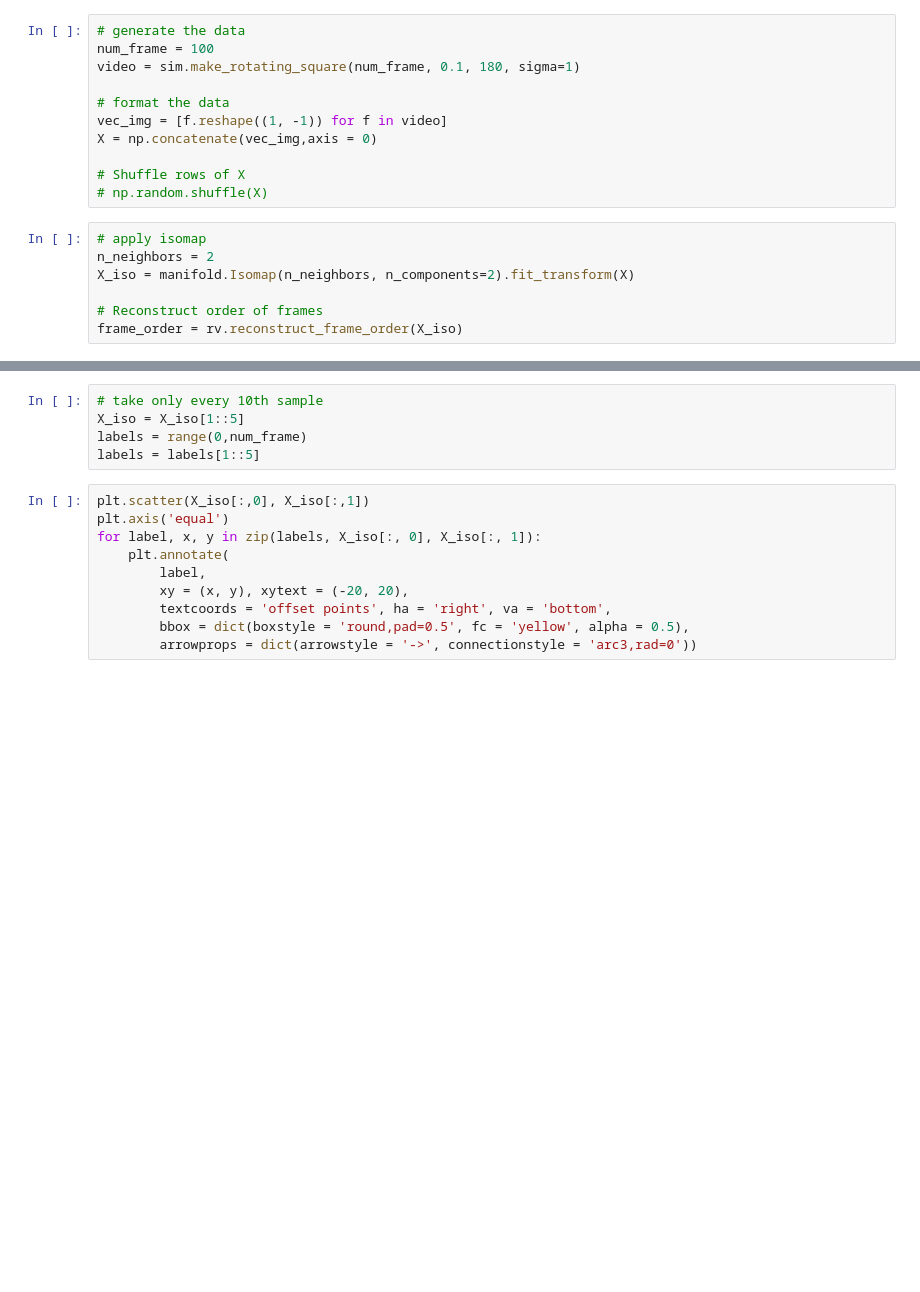
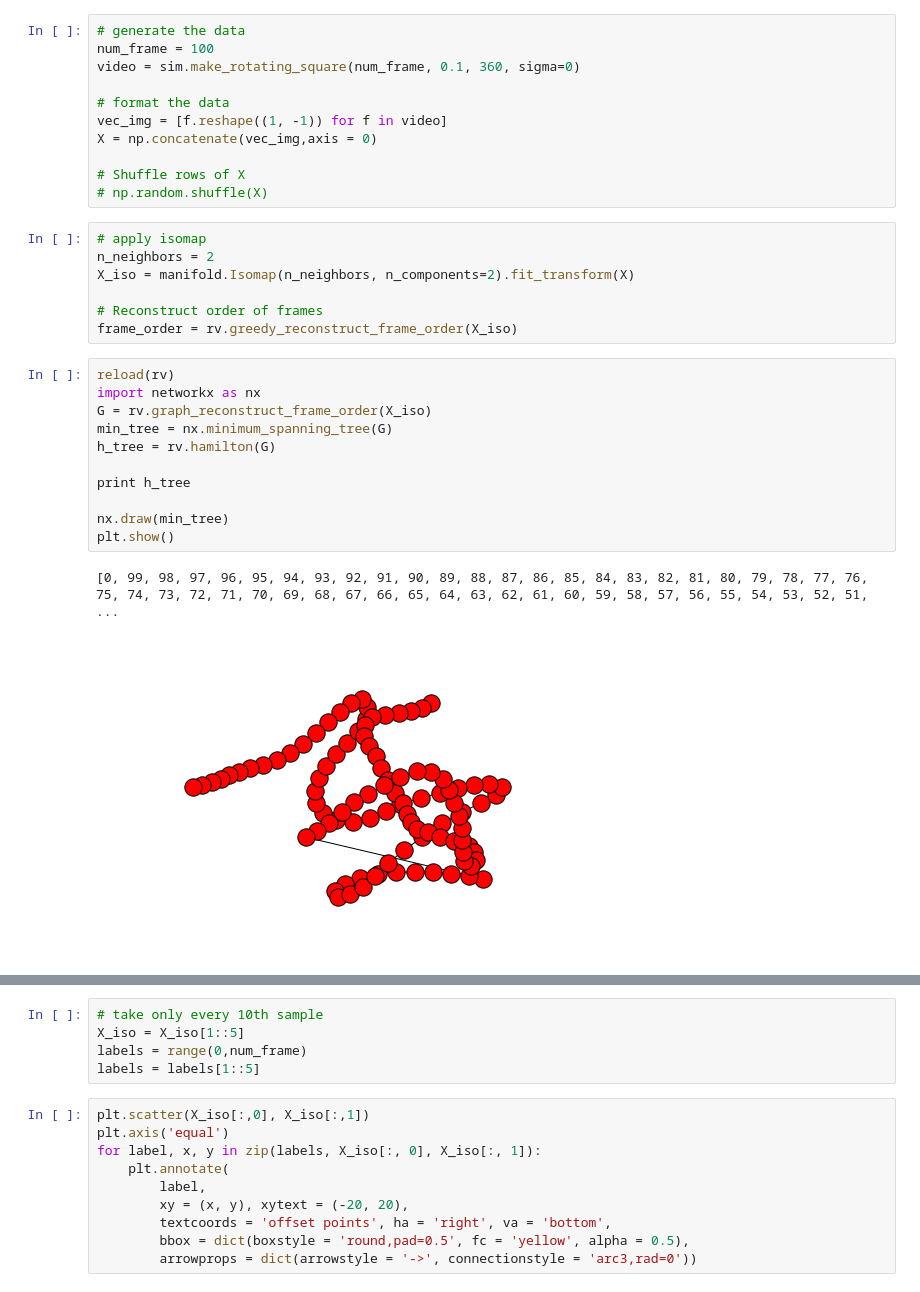
Before and after one commit to alenkran/EE368_Final_Project, a Jupyter notebook: preliminary.ipynb, the cells around one changed output, grey strips where cells are left out. Cells and saved outputs as stored; diff of their text form; blank space fills up the shorter version.

Commit message:
hamiltonian path

```diff
--- a/preliminary.ipynb
+++ b/preliminary.ipynb
@@ -13,7 +17,7 @@ import reconstruct_video as rv
 # %%
 # generate the data
 num_frame = 100
-video = sim.make_rotating_square(num_frame, 0.1, 180, sigma=1)
+video = sim.make_rotating_square(num_frame, 0.1, 360, sigma=0)
 
 # format the data
 vec_img = [f.reshape((1, -1)) for f in video]
@@ -27,7 +31,21 @@ n_neighbors = 2
 X_iso = manifold.Isomap(n_neighbors, n_components=2).fit_transform(X)
 
 # Reconstruct order of frames
-frame_order = rv.reconstruct_frame_order(X_iso)
+frame_order = rv.greedy_reconstruct_frame_order(X_iso)
+# %%
+reload(rv)
+import networkx as nx
+G = rv.graph_reconstruct_frame_order(X_iso)
+min_tree = nx.minimum_spanning_tree(G)
+h_tree = rv.hamilton(G)
+
+print h_tree
+
+nx.draw(min_tree)
+plt.show()
+# %% [output]
+[0, 99, 98, 97, 96, 95, 94, 93, 92, 91, 90, 89, 88, 87, 86, 85, 84, 83, 82, 81, 80, 79, 78, 77, 76, 75, 74, 73, 72, 71, 70, 69, 68, 67, 66, 65, 64, 63, 62, 61, 60, 59, 58, 57, 56, 55, 54, 53, 52, 51,  ...
+[figure, added]
 # %%
 frame_order
 # %% [output]
```
Also changed, not shown: parts of 4 cells of this notebook, 3 other files.
